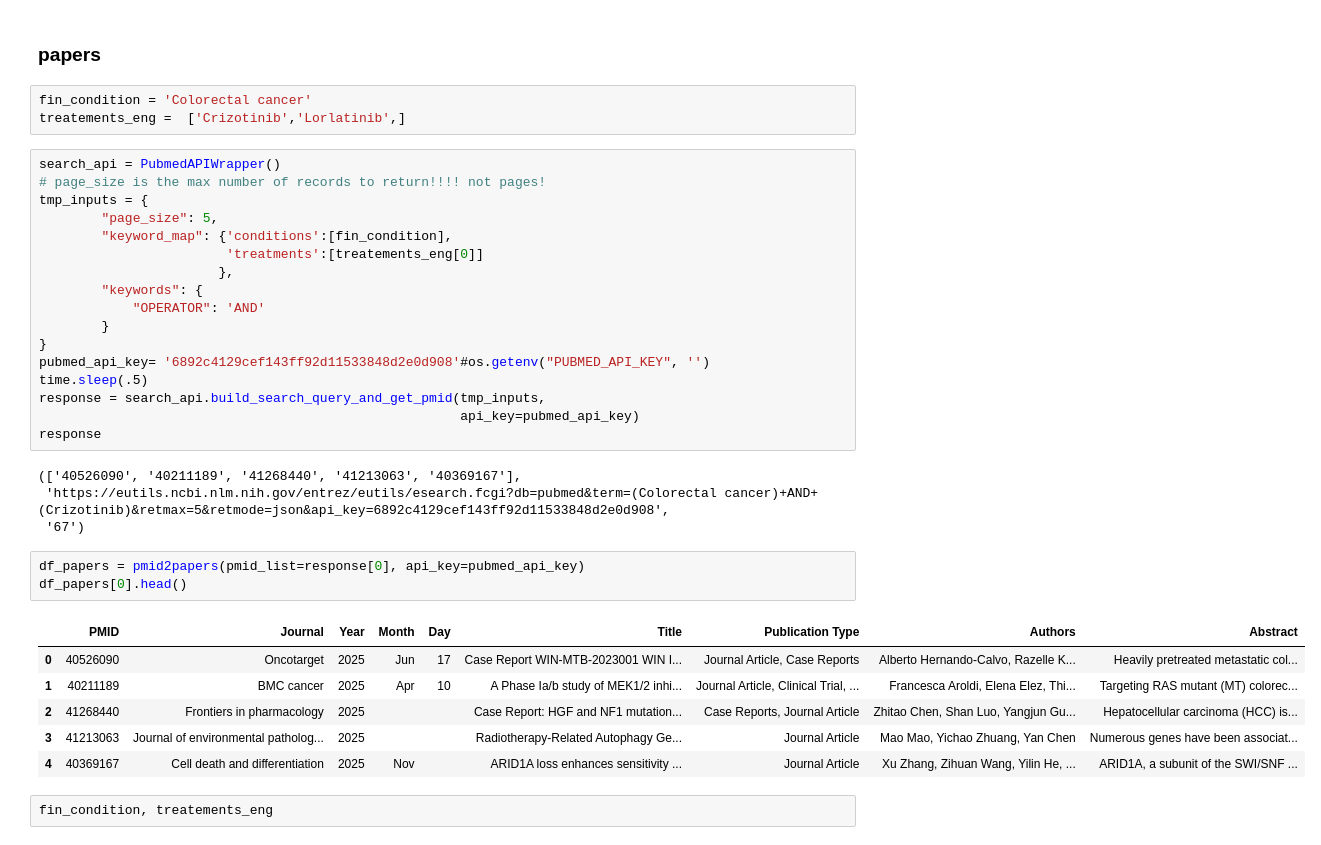
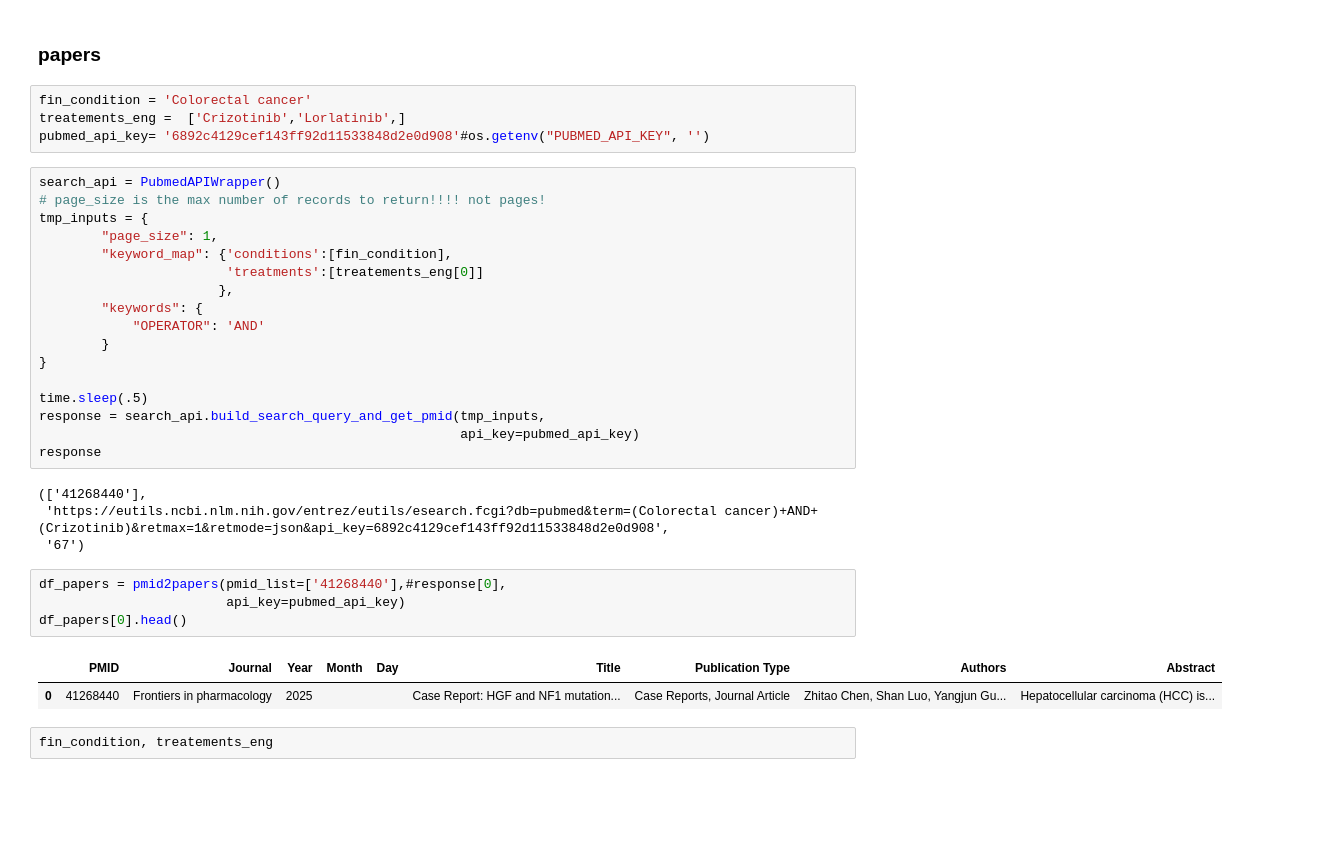
Before and after one commit to Mpkosh/TrialMind-SLR, a Jupyter notebook: draft.ipynb, the cells around one changed output. Saved outputs shown, nothing was run; the diff lists cells and outputs as text; blank space fills up the shorter version.

Commit message:
with json output

```diff
--- a/draft.ipynb
+++ b/draft.ipynb
@@ -202,11 +208,12 @@ print(response)
 # %%
 fin_condition = 'Colorectal cancer'
 treatements_eng =  ['Crizotinib','Lorlatinib',]
+pubmed_api_key= '6892c4129cef143ff92d11533848d2e0d908'#os.getenv("PUBMED_API_KEY", '')
 # %%
 search_api = PubmedAPIWrapper()
 # page_size is the max number of records to return!!!! not pages!
 tmp_inputs = {
-        "page_size": 5,
+        "page_size": 1,
         "keyword_map": {'conditions':[fin_condition],
                         'treatments':[treatements_eng[0]]
                        },
@@ -214,25 +221,22 @@ tmp_inputs = {
             "OPERATOR": 'AND'
         }
 }
-pubmed_api_key= '6892c4129cef143ff92d11533848d2e0d908'#os.getenv("PUBMED_API_KEY", '')
+
 time.sleep(.5)
 response = search_api.build_search_query_and_get_pmid(tmp_inputs,
                                                       api_key=pubmed_api_key)
 response
 # %% [output]
-(['40526090', '40211189', '41268440', '41213063', '40369167'],
- 'https://eutils.ncbi.nlm.nih.gov/entrez/eutils/esearch.fcgi?db=pubmed&term=(Colorectal cancer)+AND+(Crizotinib)&retmax=5&retmode=json&api_key=6892c4129cef143ff92d11533848d2e0d908',
+(['41268440'],
+ 'https://eutils.ncbi.nlm.nih.gov/entrez/eutils/esearch.fcgi?db=pubmed&term=(Colorectal cancer)+AND+(Crizotinib)&retmax=1&retmode=json&api_key=6892c4129cef143ff92d11533848d2e0d908',
  '67')
 # %%
-df_papers = pmid2papers(pmid_list=response[0], api_key=pubmed_api_key)
+df_papers = pmid2papers(pmid_list=['41268440'],#response[0],
+                        api_key=pubmed_api_key)
 df_papers[0].head()
 # %% [output]
 |  | PMID | Journal | Year | Month | Day | Title | Publication Type | Authors | Abstract |
-| 0 | 40526090 | Oncotarget | 2025 | Jun | 17 | Case Report WIN-MTB-2023001 WIN I... | Journal Article, Case Reports | Alberto Hernando-Calvo, Razelle K... | Heavily pretreated metastatic col... |
-| 1 | 40211189 | BMC cancer | 2025 | Apr | 10 | A Phase Ia/b study of MEK1/2 inhi... | Journal Article, Clinical Trial, ... | Francesca Aroldi, Elena Elez, Thi... | Targeting RAS mutant (MT) colorec... |
-| 2 | 41268440 | Frontiers in pharmacology | 2025 |  |  | Case Report: HGF and NF1 mutation... | Case Reports, Journal Article | Zhitao Chen, Shan Luo, Yangjun Gu... | Hepatocellular carcinoma (HCC) is... |
-| 3 | 41213063 | Journal of environmental patholog... | 2025 |  |  | Radiotherapy-Related Autophagy Ge... | Journal Article | Mao Mao, Yichao Zhuang, Yan Chen | Numerous genes have been associat... |
-| 4 | 40369167 | Cell death and differentiation | 2025 | Nov |  | ARID1A loss enhances sensitivity ... | Journal Article | Xu Zhang, Zihuan Wang, Yilin He, ... | ARID1A, a subunit of the SWI/SNF ... |
+| 0 | 41268440 | Frontiers in pharmacology | 2025 |  |  | Case Report: HGF and NF1 mutation... | Case Reports, Journal Article | Zhitao Chen, Shan Luo, Yangjun Gu... | Hepatocellular carcinoma (HCC) is... |
 # %%
 fin_condition, treatements_eng
 # %% [output]
```
Also changed, not shown: parts of 22 cells of this notebook, 6 other files.
